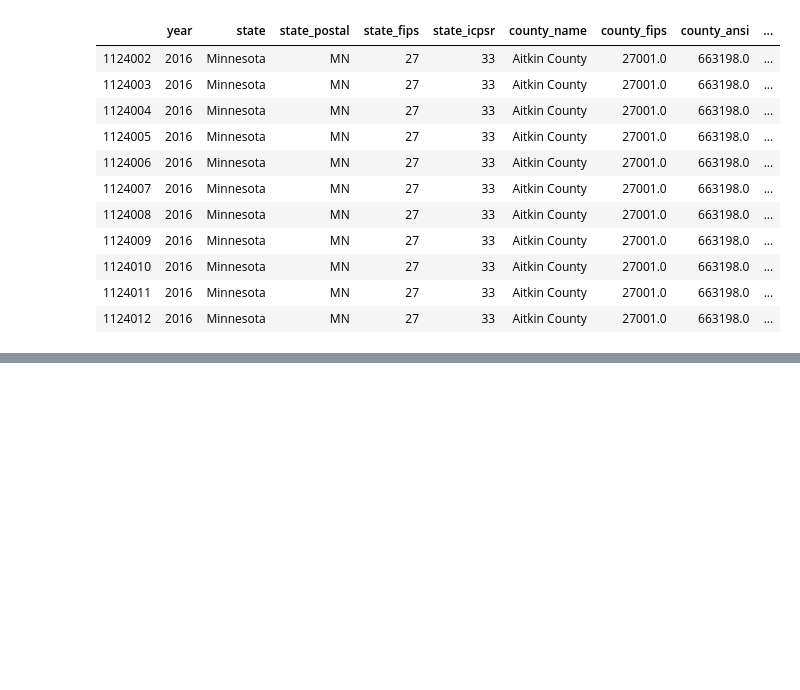
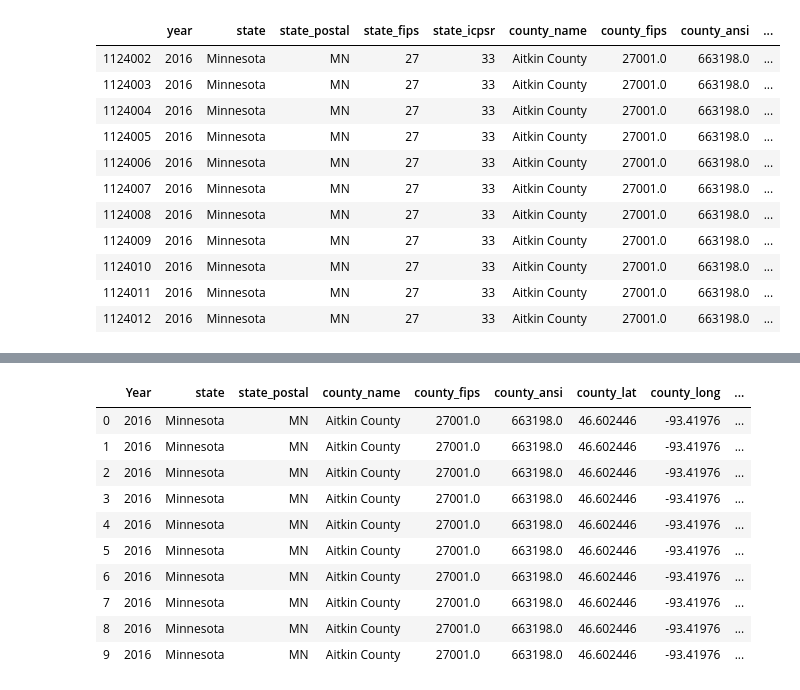
Before and after one commit to VallieTracy/Pres-Election-Partisan-Breakdown, a Jupyter notebook: precincts_main.ipynb, the cells around one changed output, grey strips where cells are left out. Saved outputs shown, nothing was run; the diff lists cells and outputs as text; code cells hidden in the pictures; blank space fills up the shorter version.

```diff
--- a/precincts_main.ipynb
+++ b/precincts_main.ipynb
@@ -61,3 +148,18 @@ mn_df.head(11)
+# %%
+merged_df['percent'] = (merged_df['votes'] / merged_df['total_votes']) * 100
+merged_df.head(10)
+# %% [output]
+|  | Year | state | state_postal | county_name | county_fips | county_ansi | county_lat | county_long | ... |
+| 0 | 2016 | Minnesota | MN | Aitkin County | 27001.0 | 663198.0 | 46.602446 | -93.41976 | ... |
+| 1 | 2016 | Minnesota | MN | Aitkin County | 27001.0 | 663198.0 | 46.602446 | -93.41976 | ... |
+| 2 | 2016 | Minnesota | MN | Aitkin County | 27001.0 | 663198.0 | 46.602446 | -93.41976 | ... |
+| 3 | 2016 | Minnesota | MN | Aitkin County | 27001.0 | 663198.0 | 46.602446 | -93.41976 | ... |
+| 4 | 2016 | Minnesota | MN | Aitkin County | 27001.0 | 663198.0 | 46.602446 | -93.41976 | ... |
+| 5 | 2016 | Minnesota | MN | Aitkin County | 27001.0 | 663198.0 | 46.602446 | -93.41976 | ... |
+| 6 | 2016 | Minnesota | MN | Aitkin County | 27001.0 | 663198.0 | 46.602446 | -93.41976 | ... |
+| 7 | 2016 | Minnesota | MN | Aitkin County | 27001.0 | 663198.0 | 46.602446 | -93.41976 | ... |
+| 8 | 2016 | Minnesota | MN | Aitkin County | 27001.0 | 663198.0 | 46.602446 | -93.41976 | ... |
+| 9 | 2016 | Minnesota | MN | Aitkin County | 27001.0 | 663198.0 | 46.602446 | -93.41976 | ... |
 # %%
 # TEST dataframe to work thru looping thru votes, using two precincts
 test_df = mn_df.loc[(mn_df['precinct'] == 'AITKIN TWP|10') | (mn_df['precinct'] == 'AITKIN|5')]
```
Also changed, not shown: parts of 14 cells of this notebook.
